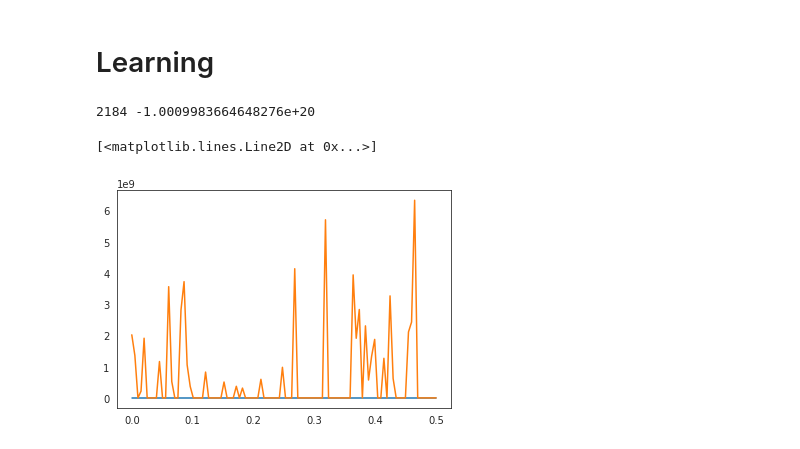
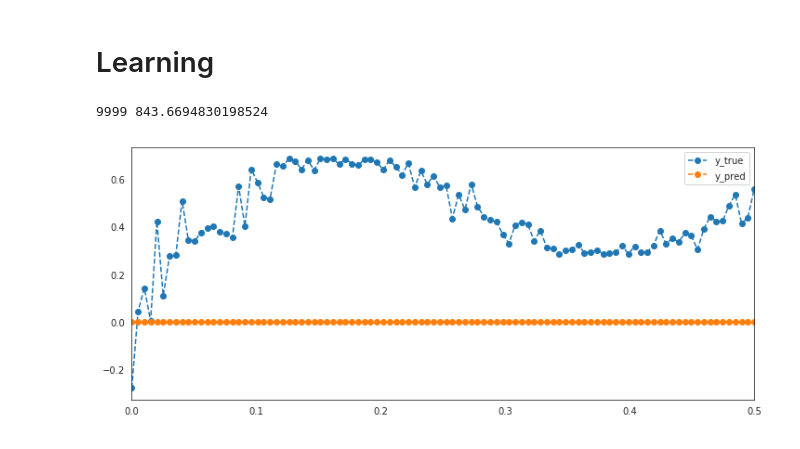
Before and after one commit to dsevero/generative-models, a Jupyter notebook: experiments/Bayes-by-Backprop/notebooks/Gaussian_variational_posterior.ipynb, the cells around one changed output. Drawn from its saved outputs; the diff is of its cells as text; code cells hidden in the pictures.

```diff
--- a/experiments/Bayes-by-Backprop/notebooks/Gaussian_variational_posterior.ipynb
+++ b/experiments/Bayes-by-Backprop/notebooks/Gaussian_variational_posterior.ipynb
@@ -79,8 +95,9 @@ def loss(params, x: np.array, y: np.array):
 # %% [markdown]
 # Learning
 # %%
+x, y = make_data()
 input_size = x.shape[0]
-hidden_layer_size = 2
+hidden_layer_size = 500
 output_size = y.shape[0]
 lr = 0.01
 
@@ -88,23 +105,30 @@ lr = 0.01
 loss_grad = grad(loss)
 
 # init params
-params = init_params(input_size, hidden_layer_size, output_size, seed=0)
+params = init_params(input_size, hidden_layer_size,
+                     output_size, scale=0.1, seed=0)
 
 # Gradient Descent
-i = 0
-l = 0
-while (i < 10_000) and (l > -1e20):
+losses = list()
+for i in range(10_000):
     Δparams  = loss_grad(params, x, y)
     params = [p - Δp*lr for p, Δp in zip(params, Δparams)]
 
-    l = loss(params, x, y)
-    i += 1
-print(i, l)
+    losses.append(loss(params, x, y))
+print(i, losses[-1])
 
 y_pred = neural_net_predict(params, x)
-plt.plot(x,y)
-plt.plot(x,y_pred)
 # %% [output]
-2184 -1.0009983664648276e+20
+9999 843.6694830198524
-[<matplotlib.lines.Line2D at 0x...>]
-[figure, removed]
+# %%
+plot_option = dict(
+    style='o--',
+    figsize=(12,5)
+)
+
+pd.DataFrame({
+    'y_true': y,
+    'y_pred': y_pred
+}, index=x).plot(**plot_option);
+# %% [output]
+[figure, added]
```
Also changed, not shown: parts of 7 cells of this notebook.
